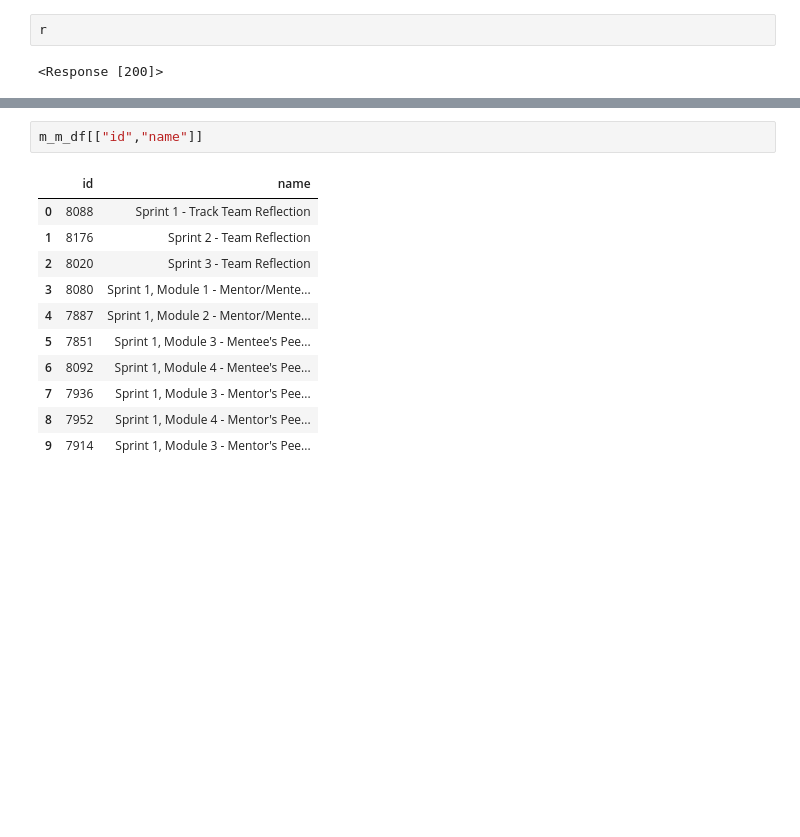
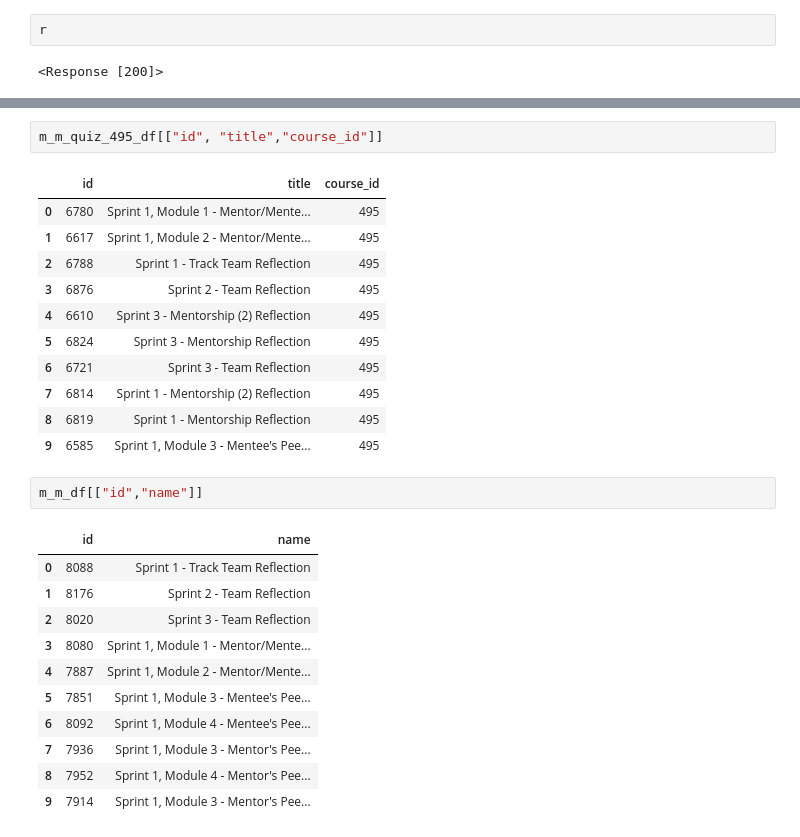
Before and after one commit to GwenStacey/Canvas-Data, a Jupyter notebook: canvas_data/m-m.ipynb, the cells around one changed output, grey strips where cells are left out. Saved outputs shown, nothing was run; the diff lists cells and outputs as text; blank space fills up the shorter version.

Commit message:
updates to gitignore and mento/mentee eda

```diff
--- a/canvas_data/m-m.ipynb
+++ b/canvas_data/m-m.ipynb
@@ -46,3 +64,17 @@ m_m_df
+# %%
+m_m_quiz_495_df[["id", "title","course_id"]]
+# %% [output]
+|  | id | title | course_id |
+| 0 | 6780 | Sprint 1, Module 1 - Mentor/Mente... | 495 |
+| 1 | 6617 | Sprint 1, Module 2 - Mentor/Mente... | 495 |
+| 2 | 6788 | Sprint 1 - Track Team Reflection | 495 |
+| 3 | 6876 | Sprint 2 - Team Reflection | 495 |
+| 4 | 6610 | Sprint 3 - Mentorship (2) Reflection | 495 |
+| 5 | 6824 | Sprint 3 - Mentorship Reflection | 495 |
+| 6 | 6721 | Sprint 3 - Team Reflection | 495 |
+| 7 | 6814 | Sprint 1 - Mentorship (2) Reflection | 495 |
+| 8 | 6819 | Sprint 1 - Mentorship Reflection | 495 |
+| 9 | 6585 | Sprint 1, Module 3 - Mentee's Pee... | 495 |
 # %%
 m_m_df[["id","name"]]
 # %% [output]
```
Also changed, not shown: parts of 18 cells of this notebook, 1 other file.
